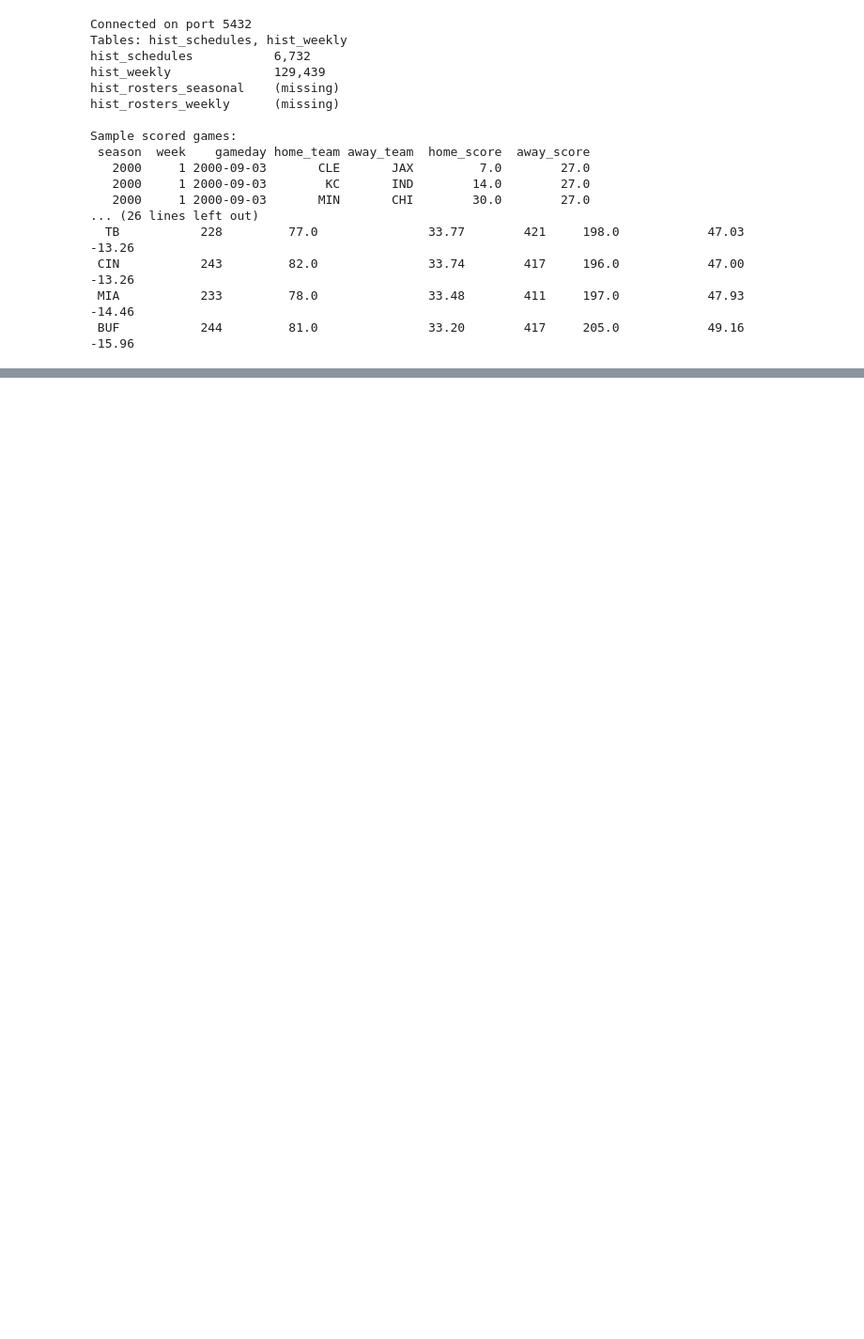
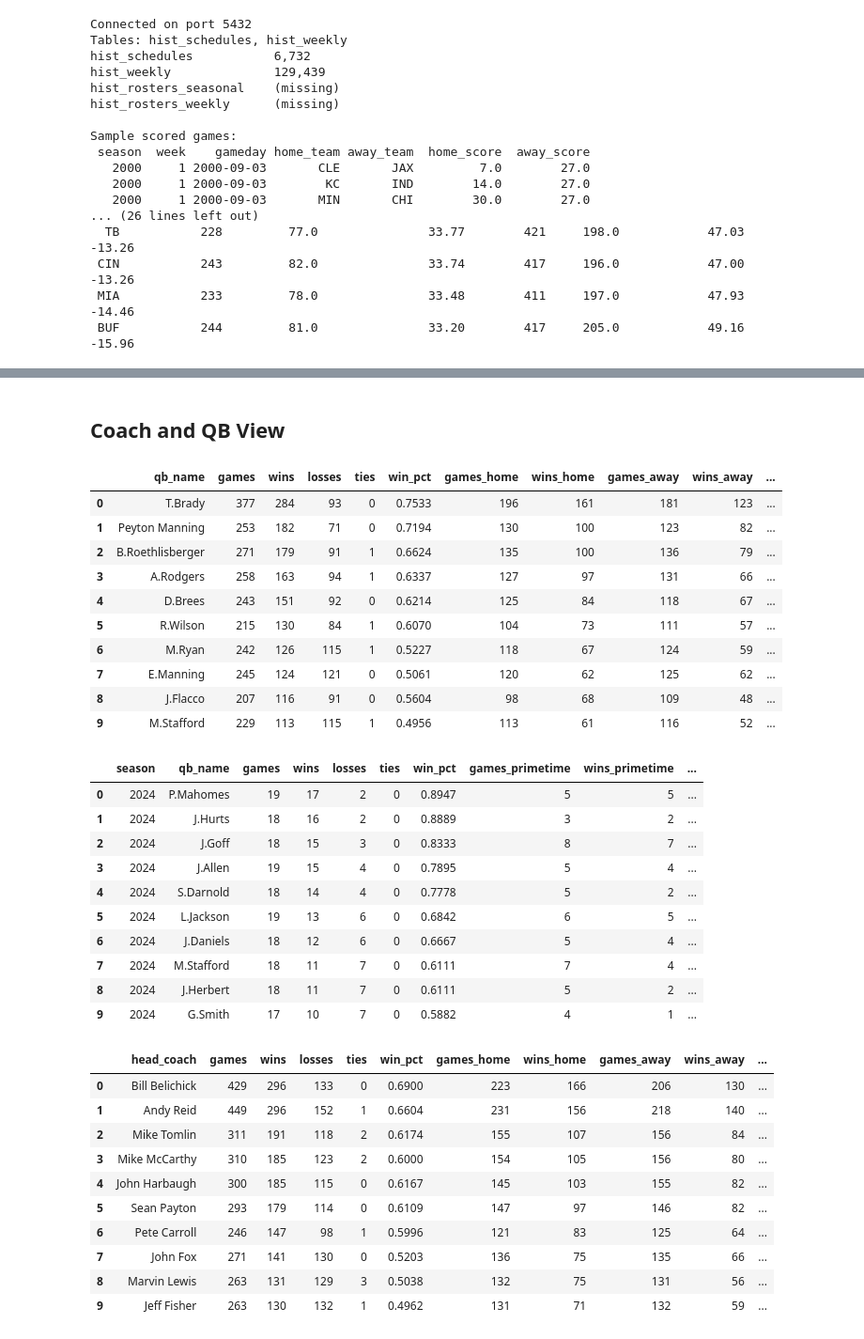
Before and after one commit to SeanZ509/NFL_Analytics, a Jupyter notebook: InitialTesting.ipynb, the cells around one changed output, grey strips where cells are left out. Shown at 94% size. Drawn from its saved outputs; the diff is of its cells as text; code cells hidden in the pictures; blank space fills up the shorter version.

Commit message:
Initial Views set up

```diff
--- a/InitialTesting.ipynb
+++ b/InitialTesting.ipynb
@@ -170,0 +527,80 @@ Sample scored games:
+# %% [markdown]
+## Coach and QB View
+# %%
+import pandas as pd
+from sqlalchemy import create_engine, text
+
+USER="SeanZahller"; PASS="YvMiTe9!2"; HOST="localhost"; PORT=5432; DB="nfl_warehouse"
+eng = create_engine(f"postgresql+psycopg2://{USER}:{PASS}@{HOST}:{PORT}/{DB}", pool_pre_ping=True)
+
+with eng.connect() as con:
+    qb_all = pd.read_sql(text("""
+        SELECT qb_name, games, wins, losses, ties, win_pct,
+               games_home, wins_home, games_away, wins_away,
+               games_primetime, wins_primetime, games_playoff, wins_playoff,
+               games_vs_500, wins_vs_500
+        FROM mart.v_qb_alltime_splits
+        ORDER BY wins DESC
+        LIMIT 20;
+    """), con)
+
+    qb_last = pd.read_sql(text("""
+        SELECT season, qb_name, games, wins, losses, ties, win_pct,
+               games_primetime, wins_primetime, games_playoff, wins_playoff
+        FROM mart.v_qb_last_season_splits
+        ORDER BY wins DESC, win_pct DESC
+        LIMIT 20;
+    """), con)
+
+display(qb_all.head(10))
+display(qb_last.head(10))
+
+# Coaches (requires dim_team_head_coach loaded)
+with eng.connect() as con:
+    try:
+        coach_all = pd.read_sql(text("""
+            SELECT head_coach, games, wins, losses, ties, win_pct,
+                   games_home, wins_home, games_away, wins_away,
+                   games_primetime, wins_primetime, games_playoff, wins_playoff,
+                   games_vs_500, wins_vs_500
+            FROM mart.v_coach_alltime_splits
+            ORDER BY wins DESC
+            LIMIT 20;
+        """), con)
+        display(coach_all.head(10))
+    except Exception as e:
+        print("Coach views available, but mapping not loaded yet. Run load_coach_csv(...).")
+# %% [output]
+|  | qb_name | games | wins | losses | ties | win_pct | games_home | wins_home | games_away | wins_away | ... |
+| 0 | T.Brady | 377 | 284 | 93 | 0 | 0.7533 | 196 | 161 | 181 | 123 | ... |
+| 1 | Peyton Manning | 253 | 182 | 71 | 0 | 0.7194 | 130 | 100 | 123 | 82 | ... |
+| 2 | B.Roethlisberger | 271 | 179 | 91 | 1 | 0.6624 | 135 | 100 | 136 | 79 | ... |
+| 3 | A.Rodgers | 258 | 163 | 94 | 1 | 0.6337 | 127 | 97 | 131 | 66 | ... |
+| 4 | D.Brees | 243 | 151 | 92 | 0 | 0.6214 | 125 | 84 | 118 | 67 | ... |
+| 5 | R.Wilson | 215 | 130 | 84 | 1 | 0.6070 | 104 | 73 | 111 | 57 | ... |
+| 6 | M.Ryan | 242 | 126 | 115 | 1 | 0.5227 | 118 | 67 | 124 | 59 | ... |
+| 7 | E.Manning | 245 | 124 | 121 | 0 | 0.5061 | 120 | 62 | 125 | 62 | ... |
+| 8 | J.Flacco | 207 | 116 | 91 | 0 | 0.5604 | 98 | 68 | 109 | 48 | ... |
+| 9 | M.Stafford | 229 | 113 | 115 | 1 | 0.4956 | 113 | 61 | 116 | 52 | ... |
+|  | season | qb_name | games | wins | losses | ties | win_pct | games_primetime | wins_primetime | ... |
+| 0 | 2024 | P.Mahomes | 19 | 17 | 2 | 0 | 0.8947 | 5 | 5 | ... |
+| 1 | 2024 | J.Hurts | 18 | 16 | 2 | 0 | 0.8889 | 3 | 2 | ... |
+| 2 | 2024 | J.Goff | 18 | 15 | 3 | 0 | 0.8333 | 8 | 7 | ... |
+| 3 | 2024 | J.Allen | 19 | 15 | 4 | 0 | 0.7895 | 5 | 4 | ... |
+| 4 | 2024 | S.Darnold | 18 | 14 | 4 | 0 | 0.7778 | 5 | 2 | ... |
+| 5 | 2024 | L.Jackson | 19 | 13 | 6 | 0 | 0.6842 | 6 | 5 | ... |
+| 6 | 2024 | J.Daniels | 18 | 12 | 6 | 0 | 0.6667 | 5 | 4 | ... |
+| 7 | 2024 | M.Stafford | 18 | 11 | 7 | 0 | 0.6111 | 7 | 4 | ... |
+| 8 | 2024 | J.Herbert | 18 | 11 | 7 | 0 | 0.6111 | 5 | 2 | ... |
+| 9 | 2024 | G.Smith | 17 | 10 | 7 | 0 | 0.5882 | 4 | 1 | ... |
+|  | head_coach | games | wins | losses | ties | win_pct | games_home | wins_home | games_away | wins_away | ... |
+| 0 | Bill Belichick | 429 | 296 | 133 | 0 | 0.6900 | 223 | 166 | 206 | 130 | ... |
+| 1 | Andy Reid | 449 | 296 | 152 | 1 | 0.6604 | 231 | 156 | 218 | 140 | ... |
+| 2 | Mike Tomlin | 311 | 191 | 118 | 2 | 0.6174 | 155 | 107 | 156 | 84 | ... |
+| 3 | Mike McCarthy | 310 | 185 | 123 | 2 | 0.6000 | 154 | 105 | 156 | 80 | ... |
+| 4 | John Harbaugh | 300 | 185 | 115 | 0 | 0.6167 | 145 | 103 | 155 | 82 | ... |
+| 5 | Sean Payton | 293 | 179 | 114 | 0 | 0.6109 | 147 | 97 | 146 | 82 | ... |
+| 6 | Pete Carroll | 246 | 147 | 98 | 1 | 0.5996 | 121 | 83 | 125 | 64 | ... |
+| 7 | John Fox | 271 | 141 | 130 | 0 | 0.5203 | 136 | 75 | 135 | 66 | ... |
+| 8 | Marvin Lewis | 263 | 131 | 129 | 3 | 0.5038 | 132 | 75 | 131 | 56 | ... |
+| 9 | Jeff Fisher | 263 | 130 | 132 | 1 | 0.4962 | 131 | 71 | 132 | 59 | ... |
```
Also changed, not shown: parts of 9 cells of this notebook, 5 other files.
